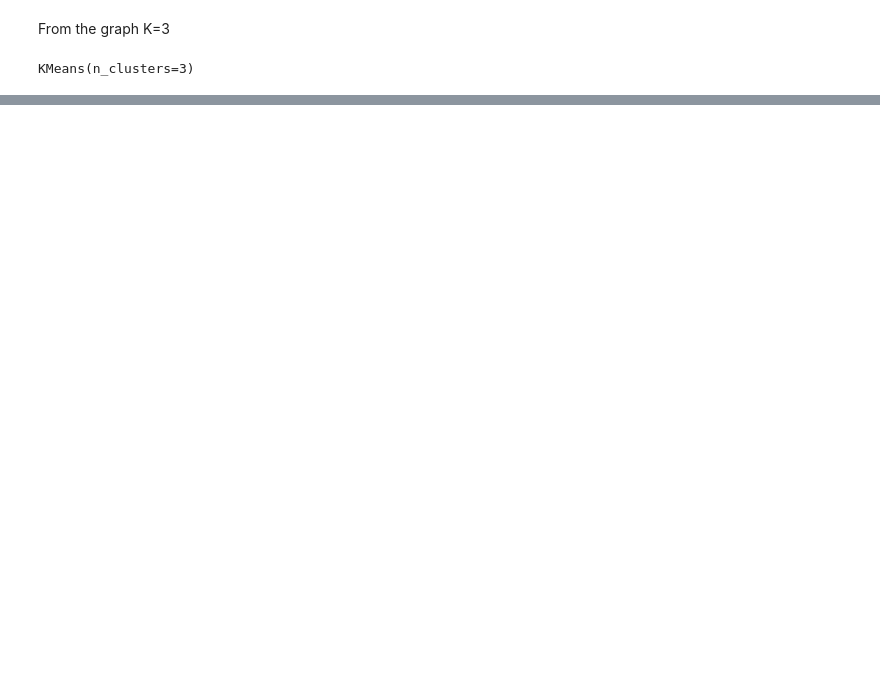
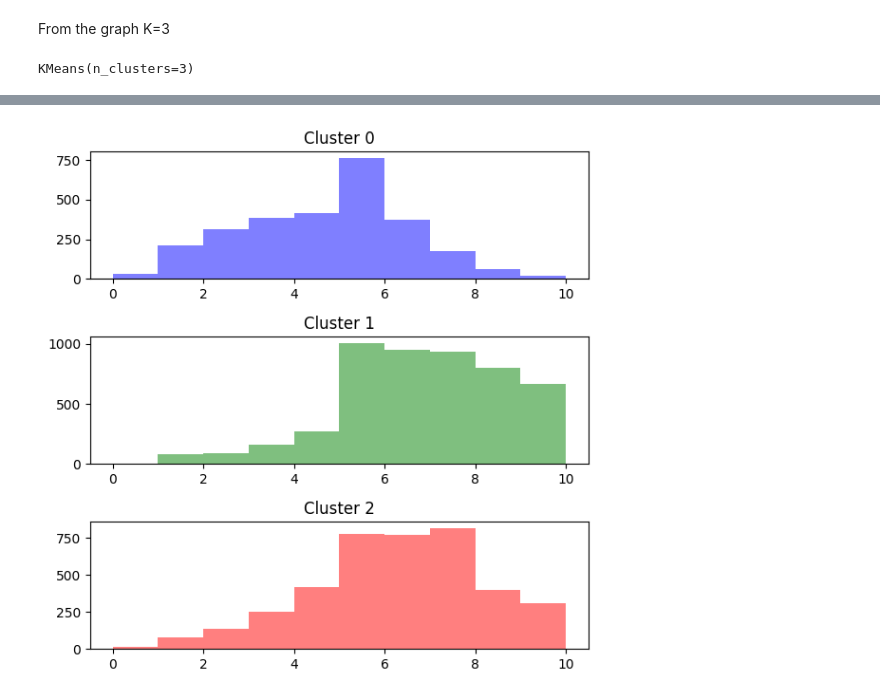
Before and after one commit to yninom/CLUSTERING, a Jupyter notebook: speeddating.ipynb, the cells around one changed output, grey strips where cells are left out. Cells and saved outputs as stored; diff of their text form; code cells hidden in the pictures; blank space fills up the shorter version.

```diff
--- a/speeddating.ipynb
+++ b/speeddating.ipynb
@@ -706,0 +1035,14 @@ plt.show()
+# %%
+fig, axs = plt.subplots(nrows=3, ncols=1, figsize=(6,6))
+
+axs[0].hist(cluster0['guess_prob_liked'], bins=10, color='blue', alpha=0.5)
+axs[0].set_title('Cluster 0')
+axs[1].hist(cluster1['guess_prob_liked'], bins=10, color='green', alpha=0.5)
+axs[1].set_title('Cluster 1')
+axs[2].hist(cluster2['guess_prob_liked'], bins=10, color='red', alpha=0.5)
+axs[2].set_title('Cluster 2')
+
+fig.tight_layout()
+plt.show()
+# %% [output]
+[figure, added]
```
Also changed, not shown: parts of 65 cells of this notebook.
